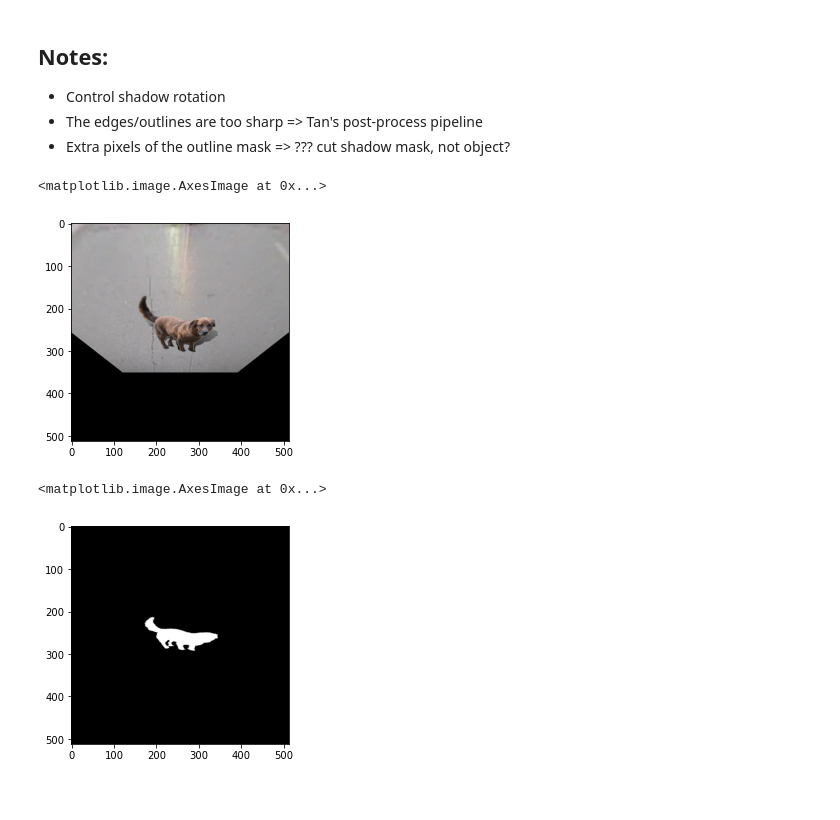
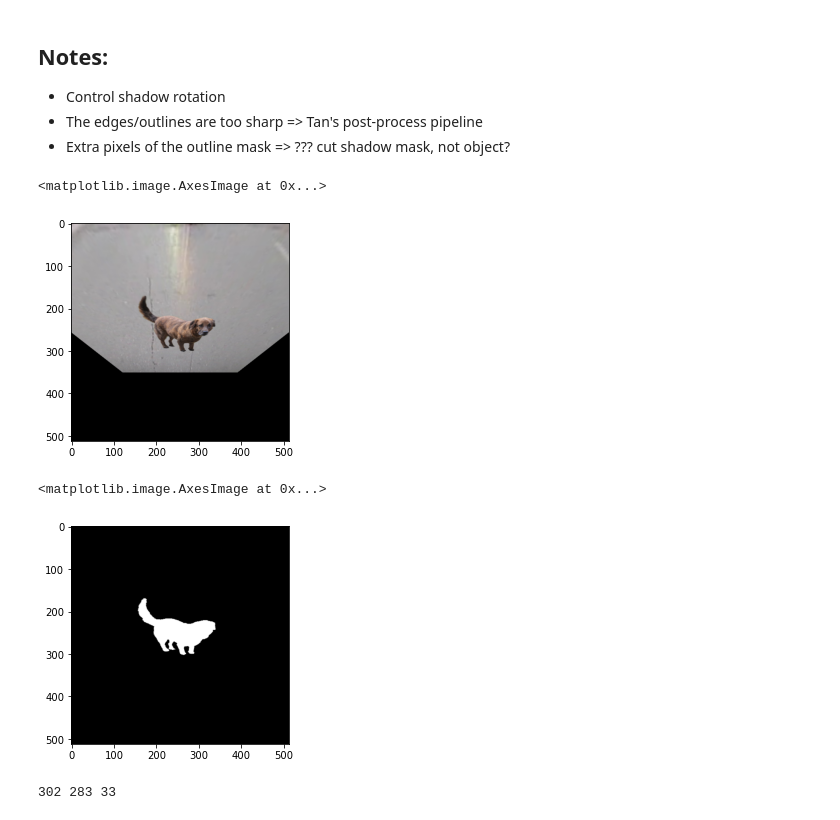
Before and after one commit to duongnhatthang/py-thin-plate-spline, a Jupyter notebook: main.ipynb, the cells around one changed output. Saved outputs shown, nothing was run; the diff lists cells and outputs as text; code cells hidden in the pictures.

```diff
--- a/main.ipynb
+++ b/main.ipynb
@@ -231,8 +215,9 @@ plt.imshow(final_img[...,::-1])
 - The edges/outlines are too sharp => Tan's post-process pipeline
 - Extra pixels of the outline mask => ??? cut shadow mask, not object?
 # %%
-def rotateImage(input, alpha, beta, gamma, dx, dy, dz, f):
+def get_rotate_matrix(h, w, alpha, beta, gamma, dx, dy, dz, f):
     """
+    Source: http://jepsonsblog.blogspot.com/2012/11/rotation-in-3d-using-opencvs.html
     90 degrees being the "normal" position.
 
     alpha: the rotation around the x axis
@@ -247,8 +232,6 @@ def rotateImage(input, alpha, beta, gamma, dx, dy, dz, f):
     alpha = (alpha - 90.)*np.pi/180.
     beta = (beta - 90.)*np.pi/180.
     gamma = (gamma - 90.)*np.pi/180.
-    # get width and height for ease of use in matrices
-    h, w = input.shape[:2]
     # Projection 2D -> 3D matrix
     A1 = np.array([[1, 0, -w/2],
           [0, 1, -h/2],
@@ -279,19 +262,20 @@ def rotateImage(input, alpha, beta, gamma, dx, dy, dz, f):
           [0, f, h/2, 0],
           [0, 0,   1, 0]])
     # Final transformation matrix
-    trans = np.matmul(A2, np.matmul(T, np.matmul(R, A1)))
-    # Apply matrix transformation
-    return cv2.warpPerspective(input, trans, (input.shape[0], input.shape[1]), cv2.INTER_LANCZOS4)
+    return np.matmul(A2, np.matmul(T, np.matmul(R, A1)))
 # %%
-out = rotateImage(final_img, alpha=90+45, beta=90, gamma=90, dx=0, dy=0, dz=200, f=200)
+h, w = img.shape[0], img.shape[1]
+trans_matrix = get_rotate_matrix(h, w, alpha=90+45, beta=90, gamma=90, dx=0, dy=0, dz=200, f=200)
+# Apply matrix transformation
+out = cv2.warpPerspective(img, trans_matrix, (h, w), cv2.INTER_LANCZOS4)
 plt.imshow(out[...,::-1])
 # %% [output]
 <matplotlib.image.AxesImage at 0x...>
-[figure, old version]
+[figure, new version]
 # %%
-# out = rotateImage(warped, 90+45, 90, 90, 0, 0, 200, 200)
-out = rotateImage(warped, alpha=90+55, beta=90, gamma=90, dx=0, dy=0, dz=200, f=200)
-plt.imshow(out[...,::-1])
+trans_matrix = get_rotate_matrix(h, w, alpha=90+45, beta=90, gamma=90, dx=0, dy=0, dz=200, f=200)
+warped = cv2.warpPerspective(mask, trans_matrix, (h, w), cv2.INTER_LANCZOS4)
+plt.imshow(warped[...,::-1])
 # %% [output]
 <matplotlib.image.AxesImage at 0x...>
-[figure, old version]
+[figure, new version]
@@ -297,0 +304,4 @@ plt.imshow(out[...,::-1])
+# %%
+print(b, new_b, (new_r-new_l)-(r-l))
+# %% [output]
+302 283 33
```
Also changed, not shown: parts of 14 cells of this notebook.
